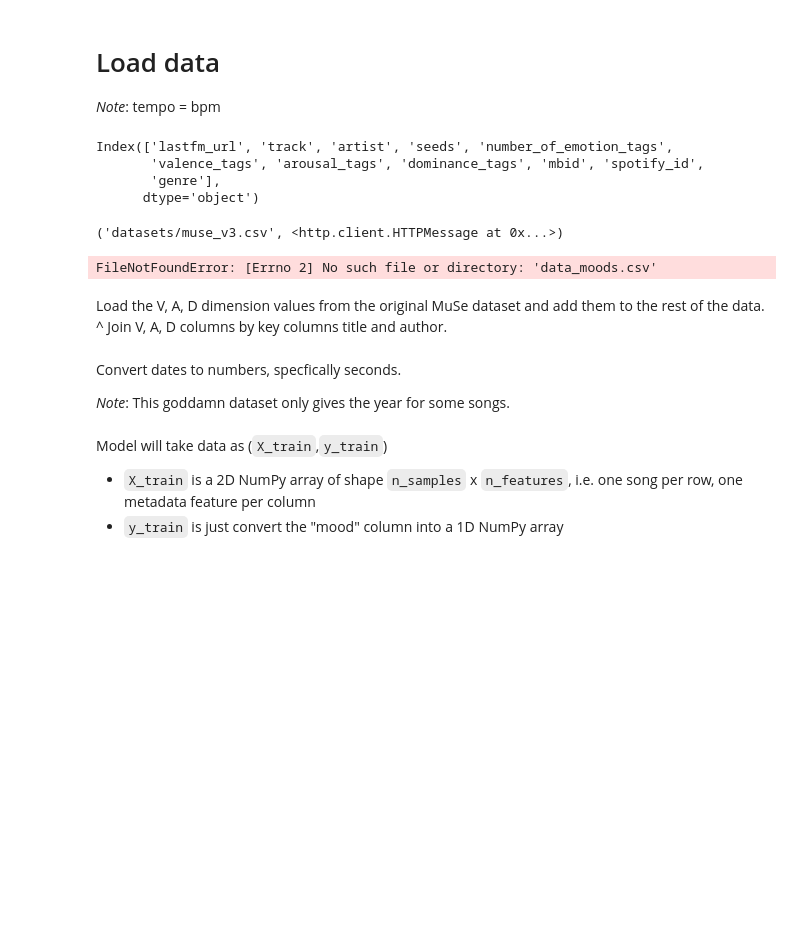
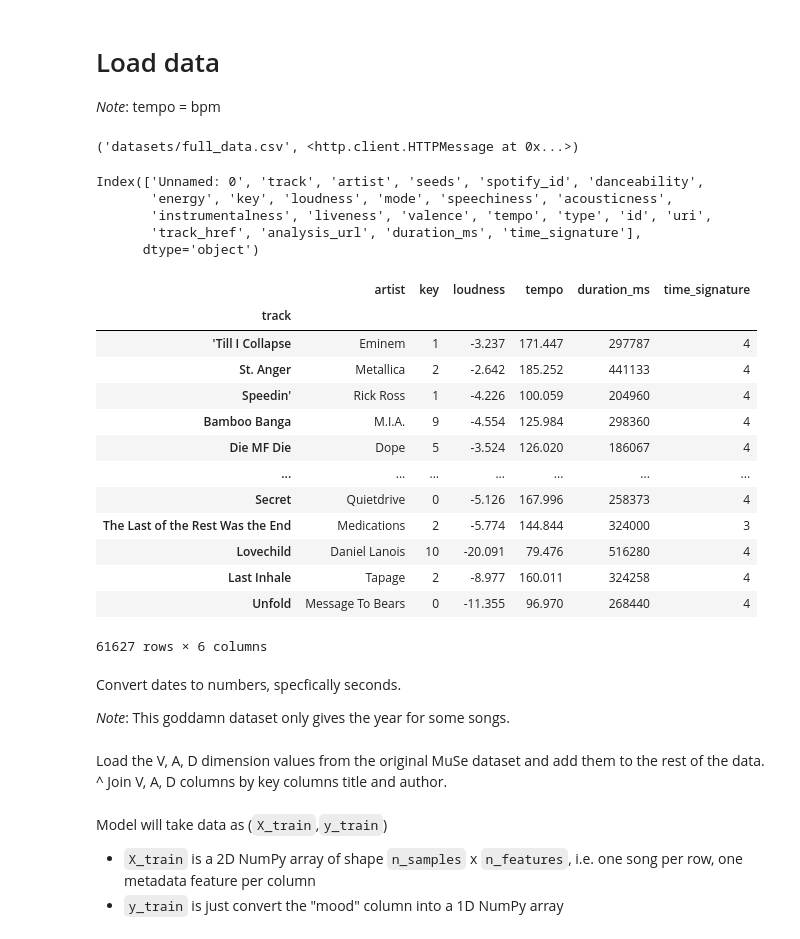
Before and after one commit to ApplesDaddy/CMPT353Project, a Jupyter notebook: regression_Colab.ipynb, the cells around one changed output. Drawn from its saved outputs; the diff is of its cells as text; code cells hidden in the pictures; blank space fills up the shorter version.

```diff
--- a/regression_Colab.ipynb
+++ b/regression_Colab.ipynb
@@ -128,35 +128,50 @@ conda activate musemotion_meta
 # %% [markdown]
 # Load data
 _Note_: tempo = bpm
+# %%
+import urllib.request
+urllib.request.urlretrieve("https://github.com/zhandrew4/music-mood-classification/raw/main/muse_v3.csv", "datasets/muse_v3.csv")
+urllib.request.urlretrieve("https://github.com/zhandrew4/music-mood-classification/raw/main/full_data.csv", "datasets/full_data.csv")
+# %% [output]
+('datasets/full_data.csv', <http.client.HTTPMessage at 0x...>)
 # %%
 import pandas as pd
-
-orig_dataset = pd.read_csv("datasets/muse_v3.csv", nrows=5)
-orig_dataset.columns
+sample = pd.read_csv("datasets/full_data.csv", nrows=3)
+sample.columns
 # %% [output]
-Index(['lastfm_url', 'track', 'artist', 'seeds', 'number_of_emotion_tags',
-       'valence_tags', 'arousal_tags', 'dominance_tags', 'mbid', 'spotify_id',
-       'genre'],
+Index(['Unnamed: 0', 'track', 'artist', 'seeds', 'spotify_id', 'danceability',
+       'energy', 'key', 'loudness', 'mode', 'speechiness', 'acousticness',
+       'instrumentalness', 'liveness', 'valence', 'tempo', 'type', 'id', 'uri',
+       'track_href', 'analysis_url', 'duration_ms', 'time_signature'],
       dtype='object')
-# %%
-import urllib.request
-urllib.request.urlretrieve("https://github.com/zhandrew4/music-mood-classification/raw/main/muse_v3.csv", "datasets/muse_v3.csv")
-# %% [output]
-('datasets/muse_v3.csv', <http.client.HTTPMessage at 0x...>)
 # %%
-import pandas as pd
-
-KEEP_COLS_MASTER = ["name", "album", "artist", "release_date", "length",
+KEEP_COLS_MASTER = ["track", "album", "artist", "release_date", "length",
              "tempo", "key", "time_signature",
              "mood"]
 
-KEEP_COLS_MODEL = ["name", "release_date", "length", "tempo",
-                   "key", "time_signature", "mood"]
+KEEP_COLS_MODEL = ["track", "artist", "tempo", "key", "loudness", "time_signature", "duration_ms"]
 
 # songs_df = pd.read_csv("data_moods.csv", usecols=KEEP_COLS_MASTER)
 # make names the indices
-songs_df = pd.read_csv("", usecols=KEEP_COLS_MODEL, parse_dates=True, infer_datetime_format=True)
-songs_df.set_index("name", inplace=True)
+songs_df = pd.read_csv("datasets/full_data.csv", usecols=KEEP_COLS_MODEL, parse_dates=True, infer_datetime_format=True)
+songs_df.set_index("track", inplace=True)
 songs_df
 # %% [output]
+|  | artist | key | loudness | tempo | duration_ms | time_signature |
+| track |  |  |  |  |  |  |
+| 'Till I Collapse | Eminem | 1 | -3.237 | 171.447 | 297787 | 4 |
+| St. Anger | Metallica | 2 | -2.642 | 185.252 | 441133 | 4 |
+| Speedin' | Rick Ross | 1 | -4.226 | 100.059 | 204960 | 4 |
+| Bamboo Banga | M.I.A. | 9 | -4.554 | 125.984 | 298360 | 4 |
+| Die MF Die | Dope | 5 | -3.524 | 126.020 | 186067 | 4 |
+| ... | ... | ... | ... | ... | ... | ... |
+| Secret | Quietdrive | 0 | -5.126 | 167.996 | 258373 | 4 |
+| The Last of the Rest Was the End | Medications | 2 | -5.774 | 144.844 | 324000 | 3 |
+| Lovechild | Daniel Lanois | 10 | -20.091 | 79.476 | 516280 | 4 |
+| Last Inhale | Tapage | 2 | -8.977 | 160.011 | 324258 | 4 |
+| Unfold | Message To Bears | 0 | -11.355 | 96.970 | 268440 | 4 |
-FileNotFoundError: [Errno 2] No such file or directory: 'data_moods.csv'
+61627 rows × 6 columns
+# %% [markdown]
+Convert dates to numbers, specfically seconds.
+
+_Note_: This goddamn dataset only gives the year for some songs.
@@ -163,7 +183,3 @@ FileNotFoundError: [Errno 2] No such file or directory: 'data_moods.csv'
 # %% [markdown]
 Load the V, A, D dimension values from the original MuSe dataset and add them to the rest of the data.
 ^ Join V, A, D columns by key columns title and author.
-# %% [markdown]
-Convert dates to numbers, specfically seconds.
-
-_Note_: This goddamn dataset only gives the year for some songs.
```
Also changed, not shown: parts of 11 cells of this notebook.
